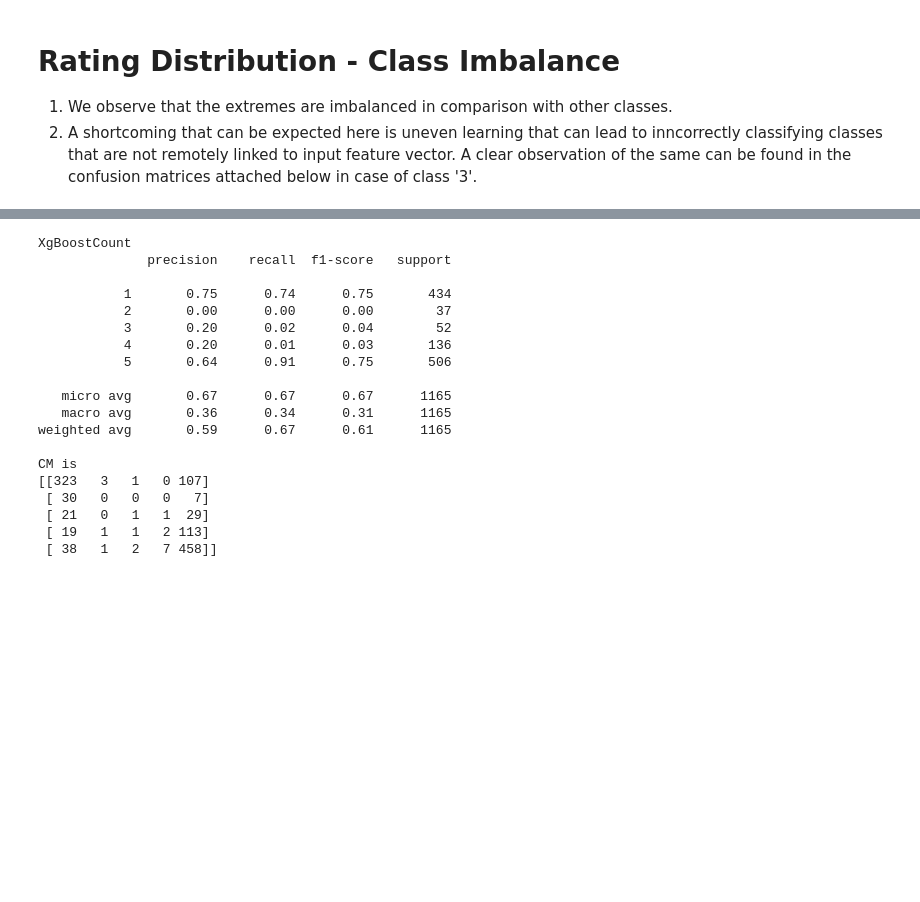
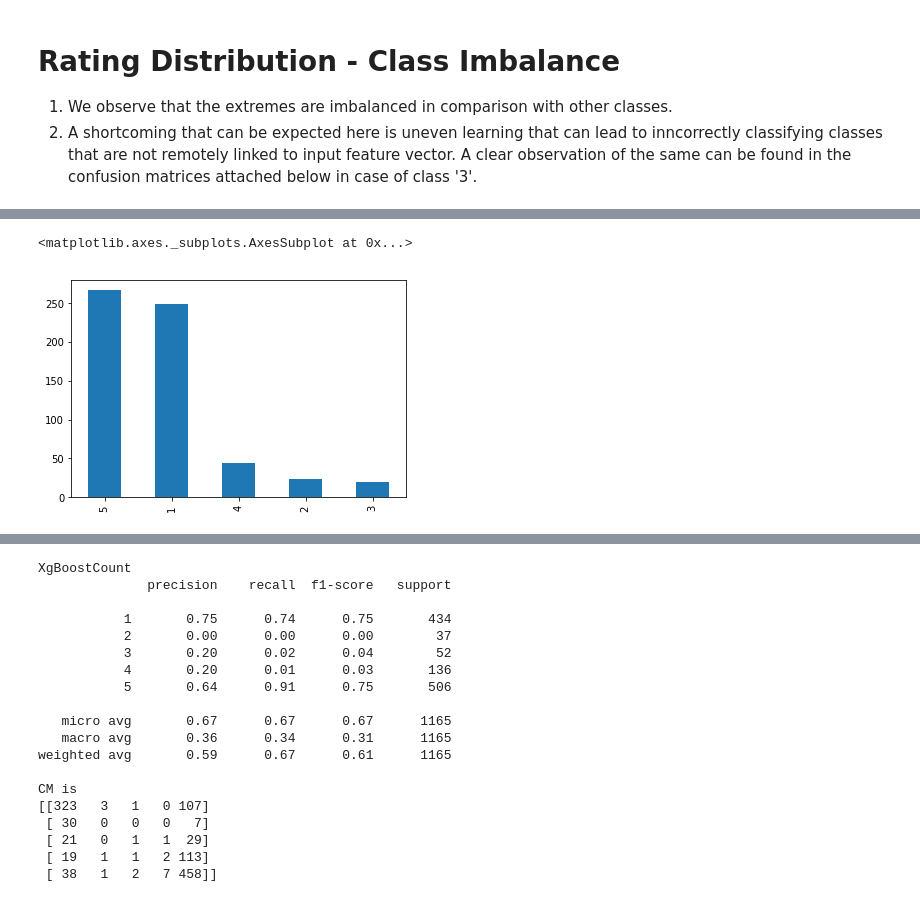
Before and after one commit to rahulkrishnan98/Niki.ai-NLP-Rating-Predictor, a Jupyter notebook: Rating.ipynb, the cells around one changed output, grey strips where cells are left out. Saved outputs shown, nothing was run; the diff lists cells and outputs as text; code cells hidden in the pictures; blank space fills up the shorter version.

```diff
--- a/Rating.ipynb
+++ b/Rating.ipynb
@@ -198,0 +217,8 @@ plt.show()
+# %%
+#Given review title exists are they leading to positive or negative comments
+rating=pd.read_csv('train.csv')
+rating=rating[~rating['Review Title'].isnull()]
+rating['Star Rating'].value_counts().plot.bar()
+# %% [output]
+<matplotlib.axes._subplots.AxesSubplot at 0x...>
+[figure, added]
```
Also changed, not shown: parts of 27 cells of this notebook.
